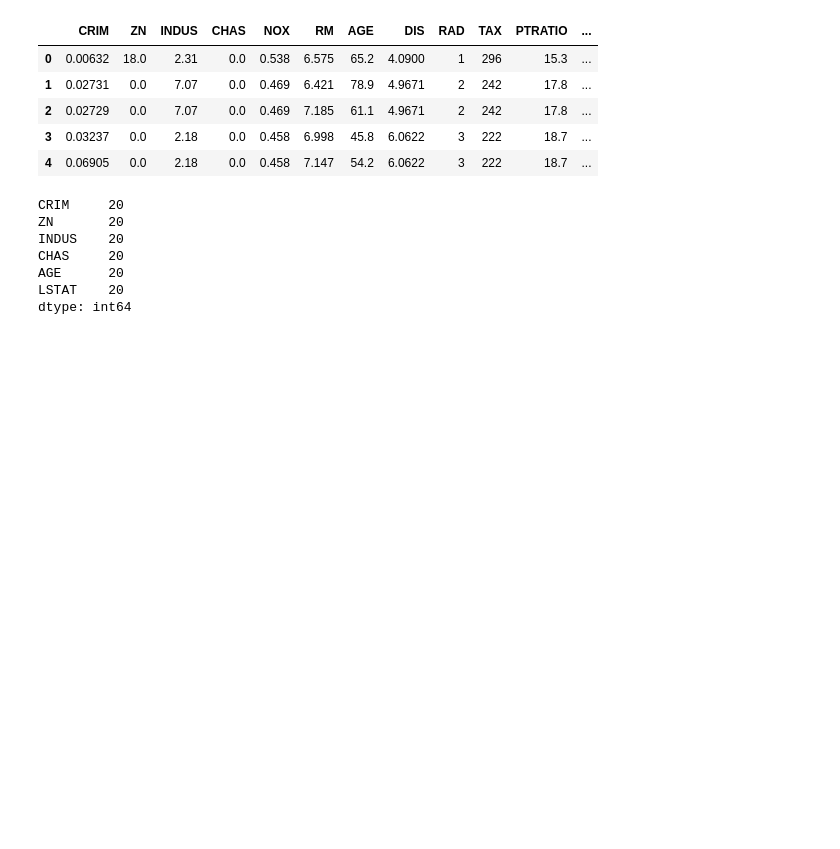
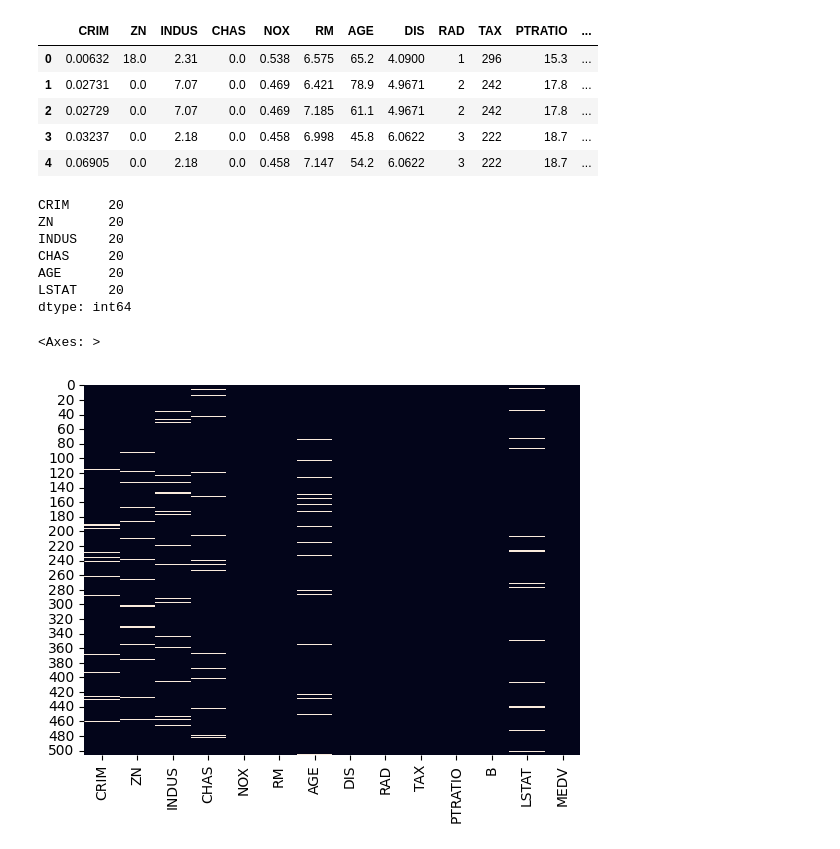
Before and after one commit to M-Rathnayake/House-Price-Prediction, a Jupyter notebook: housingBoston.ipynb, the cells around one changed output. Cells and saved outputs as stored; diff of their text form; code cells hidden in the pictures; blank space fills up the shorter version.

Commit message:
Visualized missingness

```diff
--- a/housingBoston.ipynb
+++ b/housingBoston.ipynb
@@ -27,3 +27,11 @@ CHAS     20
 AGE      20
 LSTAT    20
 dtype: int64
+# %%
+#missing values are greater than 5, so therefore we cannot drop them directly
+#First should analyze the pattern of missing values whether they are random or systematic
+import seaborn as sns
+sns.heatmap(df.isnull(), cbar=False)  # Visualize missingness
+# %% [output]
+<Axes: >
+[figure, added]
```
